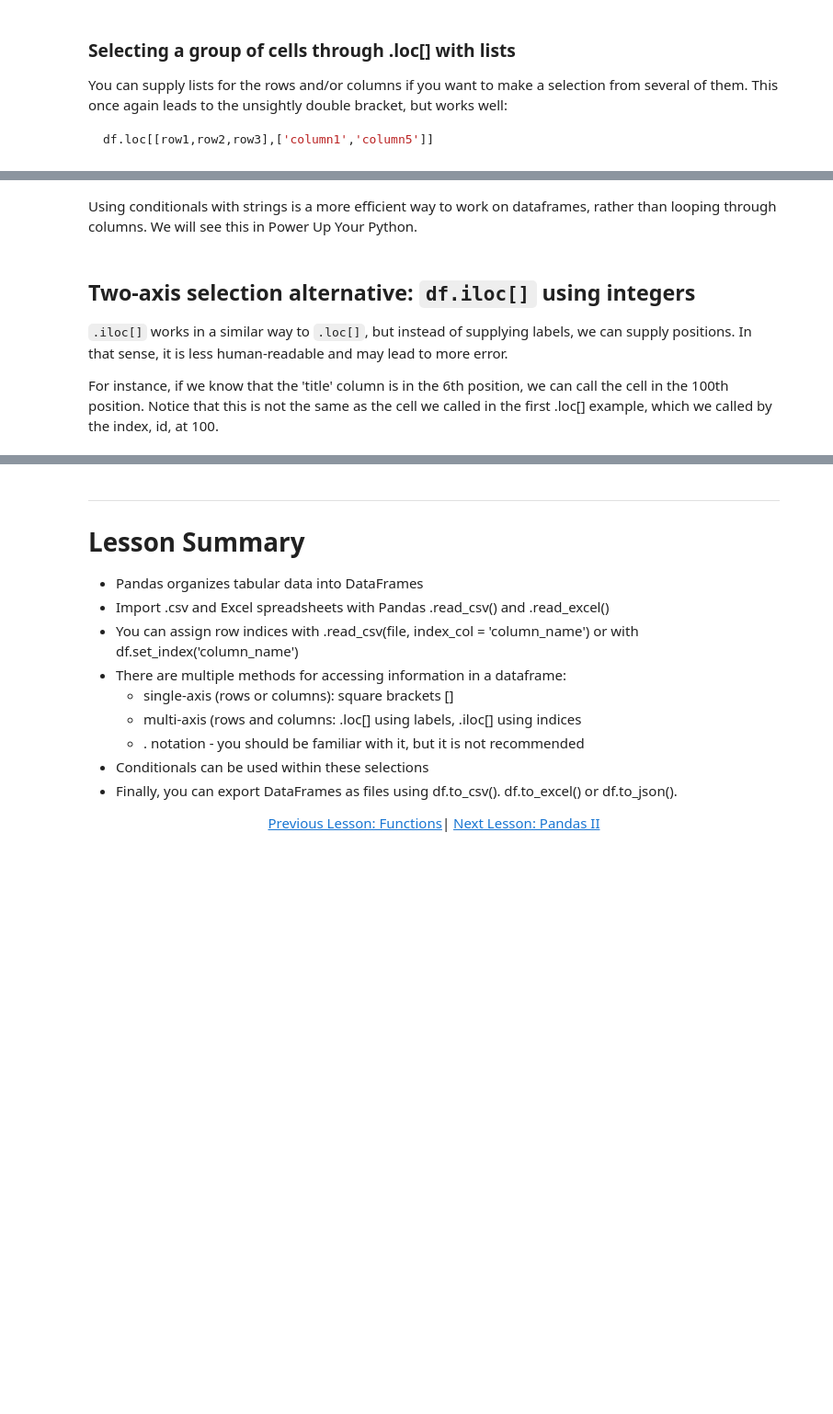
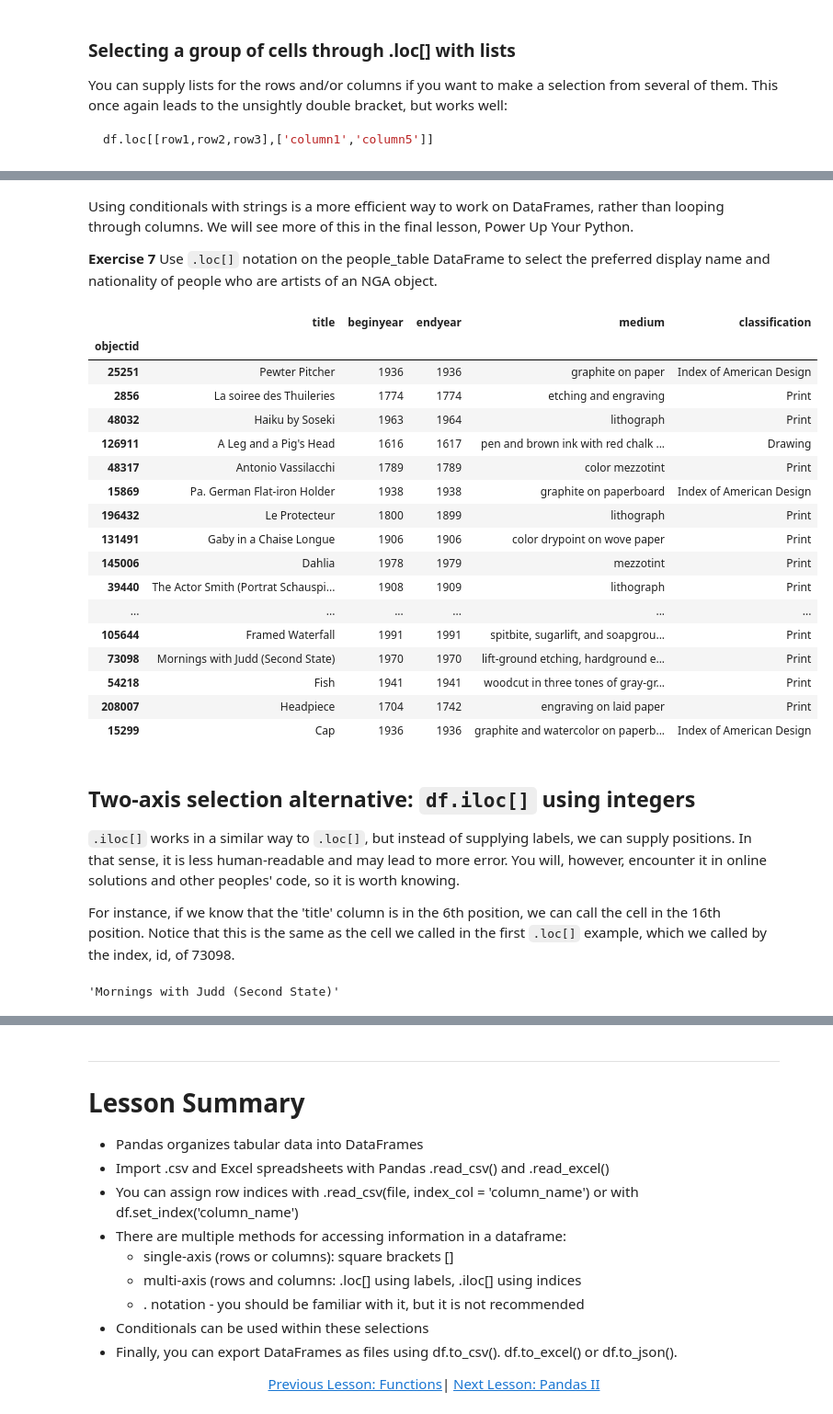
Before and after one commit to FelipeAdeT/PythonforHumanities, a Jupyter notebook: 09 Pandas.ipynb, the cells around one changed output, grey strips where cells are left out. Shown at 92% size. Cells and saved outputs as stored; diff of their text form; code cells hidden in the pictures; blank space fills up the shorter version.

Commit message:
Edited Pandas I - Add Exercises

````diff
--- a/09 Pandas.ipynb
+++ b/09 Pandas.ipynb
@@ -57,7 +57,7 @@ Let's import an Excel spreadsheet to use as an example for this lesson.
 # %%
 import pandas as pd
 
-objects_table = pd.read_excel('Other_files/NGAData.xlsx', sheet_name= 'objects')
+objects_table = pd.read_excel('Other_files/NGADataSample.xlsx', sheet_name= 'objects')
 # %% [markdown]
 # An initial view of the DataFrame
 
@@ -299,2 +552,25 @@ objects_table.loc[objects_table['beginyear']>1900,:]
 # %% [markdown]
-Using conditionals with strings is a more efficient way to work on dataframes, rather than looping through columns. We will see this in Power Up Your Python.
+Using conditionals with strings is a more efficient way to work on DataFrames, rather than looping through columns. We will see more of this in the final lesson, Power Up Your Python.
+
+**Exercise 7** Use ```.loc[]``` notation on the people_table DataFrame to select the preferred display name and nationality of people who are artists of an NGA object.
+# %%
+objects_table
+# %% [output]
+|  | title | beginyear | endyear | medium | classification |
+| objectid |  |  |  |  |  |
+| 25251 | Pewter Pitcher | 1936 | 1936 | graphite on paper | Index of American Design |
+| 2856 | La soiree des Thuileries | 1774 | 1774 | etching and engraving | Print |
+| 48032 | Haiku by Soseki | 1963 | 1964 | lithograph | Print |
+| 126911 | A Leg and a Pig's Head | 1616 | 1617 | pen and brown ink with red chalk ... | Drawing |
+| 48317 | Antonio Vassilacchi | 1789 | 1789 | color mezzotint | Print |
+| 15869 | Pa. German Flat-iron Holder | 1938 | 1938 | graphite on paperboard | Index of American Design |
+| 196432 | Le Protecteur | 1800 | 1899 | lithograph | Print |
+| 131491 | Gaby in a Chaise Longue | 1906 | 1906 | color drypoint on wove paper | Print |
+| 145006 | Dahlia | 1978 | 1979 | mezzotint | Print |
+| 39440 | The Actor Smith (Portrat Schauspi... | 1908 | 1909 | lithograph | Print |
+| ... | ... | ... | ... | ... | ... |
+| 105644 | Framed Waterfall | 1991 | 1991 | spitbite, sugarlift, and soapgrou... | Print |
+| 73098 | Mornings with Judd (Second State) | 1970 | 1970 | lift-ground etching, hardground e... | Print |
+| 54218 | Fish | 1941 | 1941 | woodcut in three tones of gray-gr... | Print |
+| 208007 | Headpiece | 1704 | 1742 | engraving on laid paper | Print |
+| 15299 | Cap | 1936 | 1936 | graphite and watercolor on paperb... | Index of American Design |
@@ -301,9 +579,11 @@ Using conditionals with strings is a more efficient way to work on dataframes, r
 # %% [markdown]
 ## Two-axis selection alternative: ```df.iloc[]``` using integers
 
-```.iloc[]``` works in a similar way to ```.loc[]```, but instead of supplying labels, we can supply positions. In that sense, it is less human-readable and may lead to more error.
+```.iloc[]``` works in a similar way to ```.loc[]```, but instead of supplying labels, we can supply positions. In that sense, it is less human-readable and may lead to more error. You will, however, encounter it in online solutions and other peoples' code, so it is worth knowing.
 
-For instance, if we know that the 'title' column is in the 6th position, we can call the  cell in the 100th position. Notice that this is not the same as the cell we called in  the first .loc[] example, which we called by the index, id, at 100.
+For instance, if we know that the 'title' column is in the 6th position, we can call the  cell in the 16th position. Notice that this is the same as the cell we called in  the first ```.loc[]``` example, which we called by the index, id, of 73098.
 # %%
-objects_table.iloc[100,6]
+objects_table.iloc[16,0]
+# %% [output]
+'Mornings with Judd (Second State)'
 # %% [markdown]
````
Also changed, not shown: parts of 48 cells of this notebook, 1 other file.
